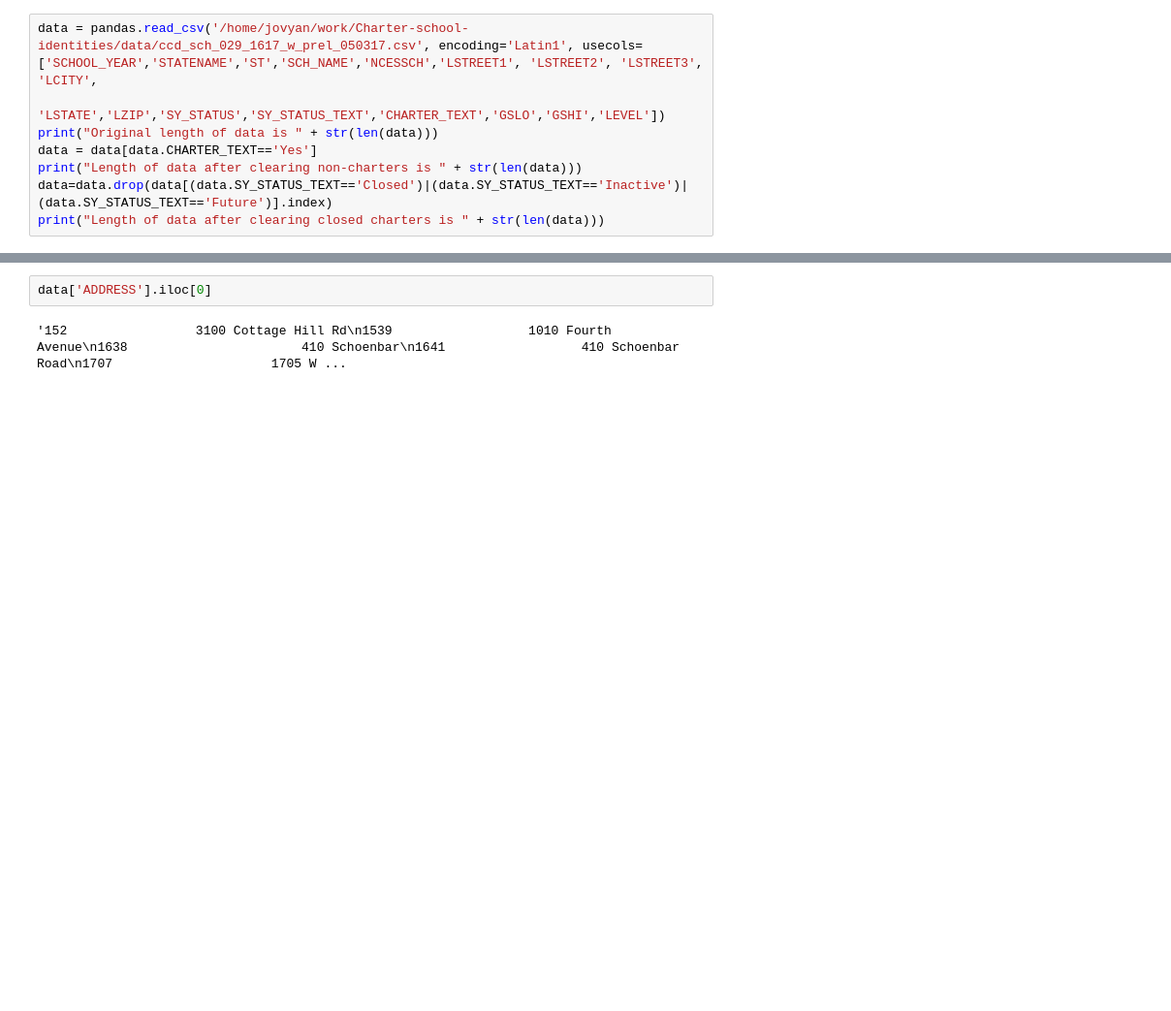
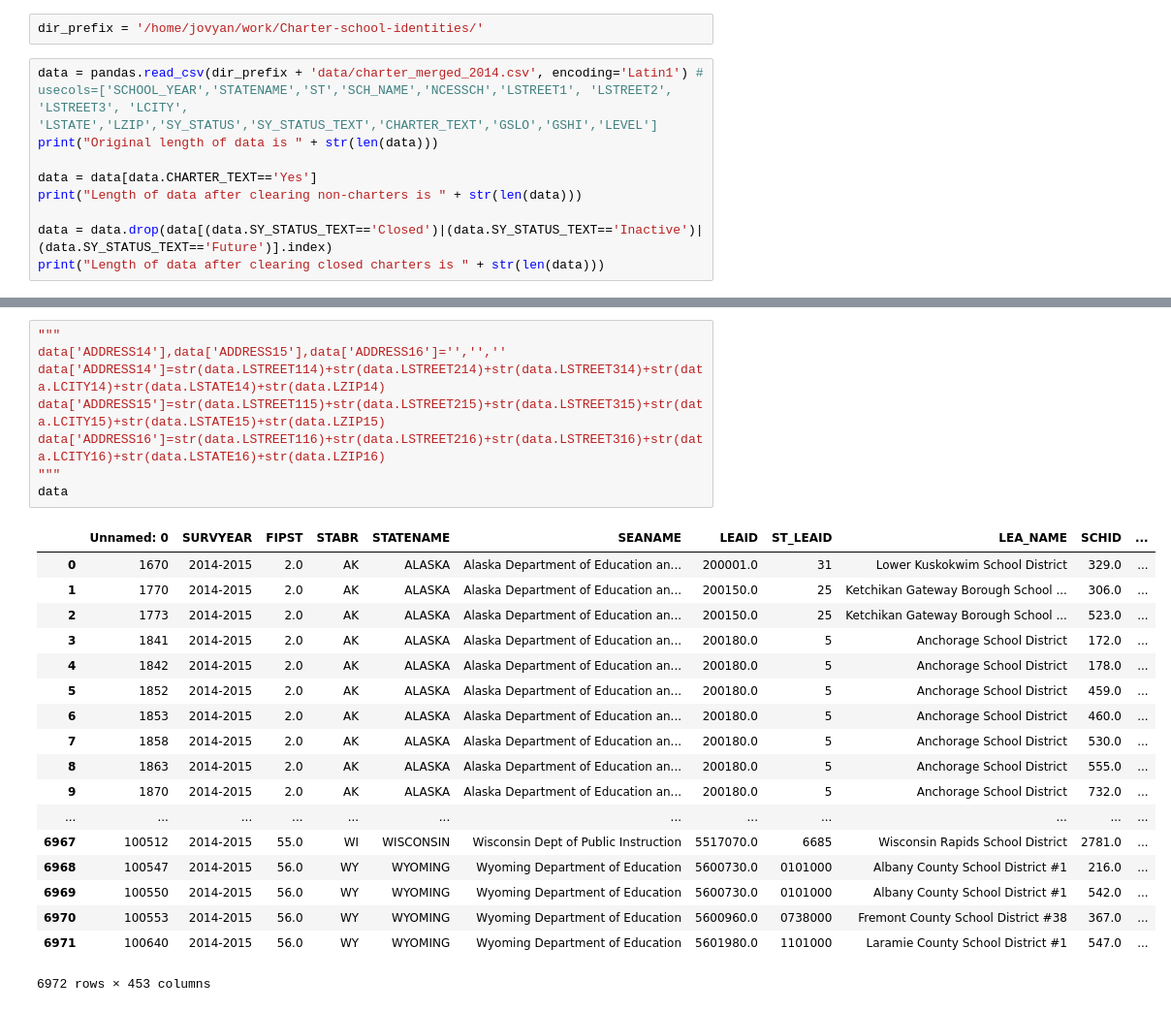
Before and after one commit to jhaber-zz/archive, a Jupyter notebook: data/pandas_charters.ipynb, the cells around one changed output, grey strips where cells are left out. Shown: that part at 97% size. Cells and saved outputs as stored; diff of their text form; blank space fills up the shorter version.

Commit message:
updating data! pruning closed and non-charter schools

```diff
--- a/data/pandas_charters.ipynb
+++ b/data/pandas_charters.ipynb
@@ -6,9 +8,12 @@ ModuleNotFoundError: No module named 'warc'
+# %%
+dir_prefix = '/home/jovyan/work/Charter-school-identities/'
 # %%
-data = pandas.read_csv('/home/jovyan/work/Charter-school-identities/data/ccd_sch_029_1617_w_prel_050317.csv', encoding='Latin1', usecols=['SCHOOL_YEAR','STATENAME','ST','SCH_NAME','NCESSCH','LSTREET1', 'LSTREET2', 'LSTREET3', 'LCITY',
-       'LSTATE','LZIP','SY_STATUS','SY_STATUS_TEXT','CHARTER_TEXT','GSLO','GSHI','LEVEL'])
+data = pandas.read_csv(dir_prefix + 'data/charter_merged_2014.csv', encoding='Latin1') # usecols=['SCHOOL_YEAR','STATENAME','ST','SCH_NAME','NCESSCH','LSTREET1', 'LSTREET2', 'LSTREET3', 'LCITY', 'LSTATE','LZIP','SY_STATUS','SY_STATUS_TEXT','CHARTER_TEXT','GSLO','GSHI','LEVEL']
 print("Original length of data is " + str(len(data)))
+
 data = data[data.CHARTER_TEXT=='Yes']
 print("Length of data after clearing non-charters is " + str(len(data)))
-data=data.drop(data[(data.SY_STATUS_TEXT=='Closed')|(data.SY_STATUS_TEXT=='Inactive')|(data.SY_STATUS_TEXT=='Future')].index)
+
+data = data.drop(data[(data.SY_STATUS_TEXT=='Closed')|(data.SY_STATUS_TEXT=='Inactive')|(data.SY_STATUS_TEXT=='Future')].index)
 print("Length of data after clearing closed charters is " + str(len(data)))
 # %% [output]
@@ -48,4 +33,27 @@ Index(['SCHOOL_YEAR', 'STATENAME', 'ST', 'SCH_NAME', 'NCESSCH', 'LSTREET1',
-# %%
-data['ADDRESS'].iloc[0]
-# %% [output]
-'152                 3100 Cottage Hill Rd\n1539                  1010 Fourth Avenue\n1638                       410 Schoenbar\n1641                  410 Schoenbar Road\n1707                     1705 W ...
+# %%
+"""
+data['ADDRESS14'],data['ADDRESS15'],data['ADDRESS16']='','',''
+data['ADDRESS14']=str(data.LSTREET114)+str(data.LSTREET214)+str(data.LSTREET314)+str(data.LCITY14)+str(data.LSTATE14)+str(data.LZIP14)
+data['ADDRESS15']=str(data.LSTREET115)+str(data.LSTREET215)+str(data.LSTREET315)+str(data.LCITY15)+str(data.LSTATE15)+str(data.LZIP15)
+data['ADDRESS16']=str(data.LSTREET116)+str(data.LSTREET216)+str(data.LSTREET316)+str(data.LCITY16)+str(data.LSTATE16)+str(data.LZIP16)
+"""
+data
+# %% [output]
+|  | Unnamed: 0 | SURVYEAR | FIPST | STABR | STATENAME | SEANAME | LEAID | ST_LEAID | LEA_NAME | SCHID | ... |
+| 0 | 1670 | 2014-2015 | 2.0 | AK | ALASKA | Alaska Department of Education an... | 200001.0 | 31 | Lower Kuskokwim School District | 329.0 | ... |
+| 1 | 1770 | 2014-2015 | 2.0 | AK | ALASKA | Alaska Department of Education an... | 200150.0 | 25 | Ketchikan Gateway Borough School ... | 306.0 | ... |
+| 2 | 1773 | 2014-2015 | 2.0 | AK | ALASKA | Alaska Department of Education an... | 200150.0 | 25 | Ketchikan Gateway Borough School ... | 523.0 | ... |
+| 3 | 1841 | 2014-2015 | 2.0 | AK | ALASKA | Alaska Department of Education an... | 200180.0 | 5 | Anchorage School District | 172.0 | ... |
+| 4 | 1842 | 2014-2015 | 2.0 | AK | ALASKA | Alaska Department of Education an... | 200180.0 | 5 | Anchorage School District | 178.0 | ... |
+| 5 | 1852 | 2014-2015 | 2.0 | AK | ALASKA | Alaska Department of Education an... | 200180.0 | 5 | Anchorage School District | 459.0 | ... |
+| 6 | 1853 | 2014-2015 | 2.0 | AK | ALASKA | Alaska Department of Education an... | 200180.0 | 5 | Anchorage School District | 460.0 | ... |
+| 7 | 1858 | 2014-2015 | 2.0 | AK | ALASKA | Alaska Department of Education an... | 200180.0 | 5 | Anchorage School District | 530.0 | ... |
+| 8 | 1863 | 2014-2015 | 2.0 | AK | ALASKA | Alaska Department of Education an... | 200180.0 | 5 | Anchorage School District | 555.0 | ... |
+| 9 | 1870 | 2014-2015 | 2.0 | AK | ALASKA | Alaska Department of Education an... | 200180.0 | 5 | Anchorage School District | 732.0 | ... |
+| ... | ... | ... | ... | ... | ... | ... | ... | ... | ... | ... | ... |
+| 6967 | 100512 | 2014-2015 | 55.0 | WI | WISCONSIN | Wisconsin Dept of Public Instruction | 5517070.0 | 6685 | Wisconsin Rapids School District | 2781.0 | ... |
+| 6968 | 100547 | 2014-2015 | 56.0 | WY | WYOMING | Wyoming Department of Education | 5600730.0 | 0101000 | Albany County School District #1 | 216.0 | ... |
+| 6969 | 100550 | 2014-2015 | 56.0 | WY | WYOMING | Wyoming Department of Education | 5600730.0 | 0101000 | Albany County School District #1 | 542.0 | ... |
+| 6970 | 100553 | 2014-2015 | 56.0 | WY | WYOMING | Wyoming Department of Education | 5600960.0 | 0738000 | Fremont County School District #38 | 367.0 | ... |
+| 6971 | 100640 | 2014-2015 | 56.0 | WY | WYOMING | Wyoming Department of Education | 5601980.0 | 1101000 | Laramie County School District #1 | 547.0 | ... |
+6972 rows × 453 columns
```
Also changed, not shown: parts of 11 cells of this notebook, 1 other file.
